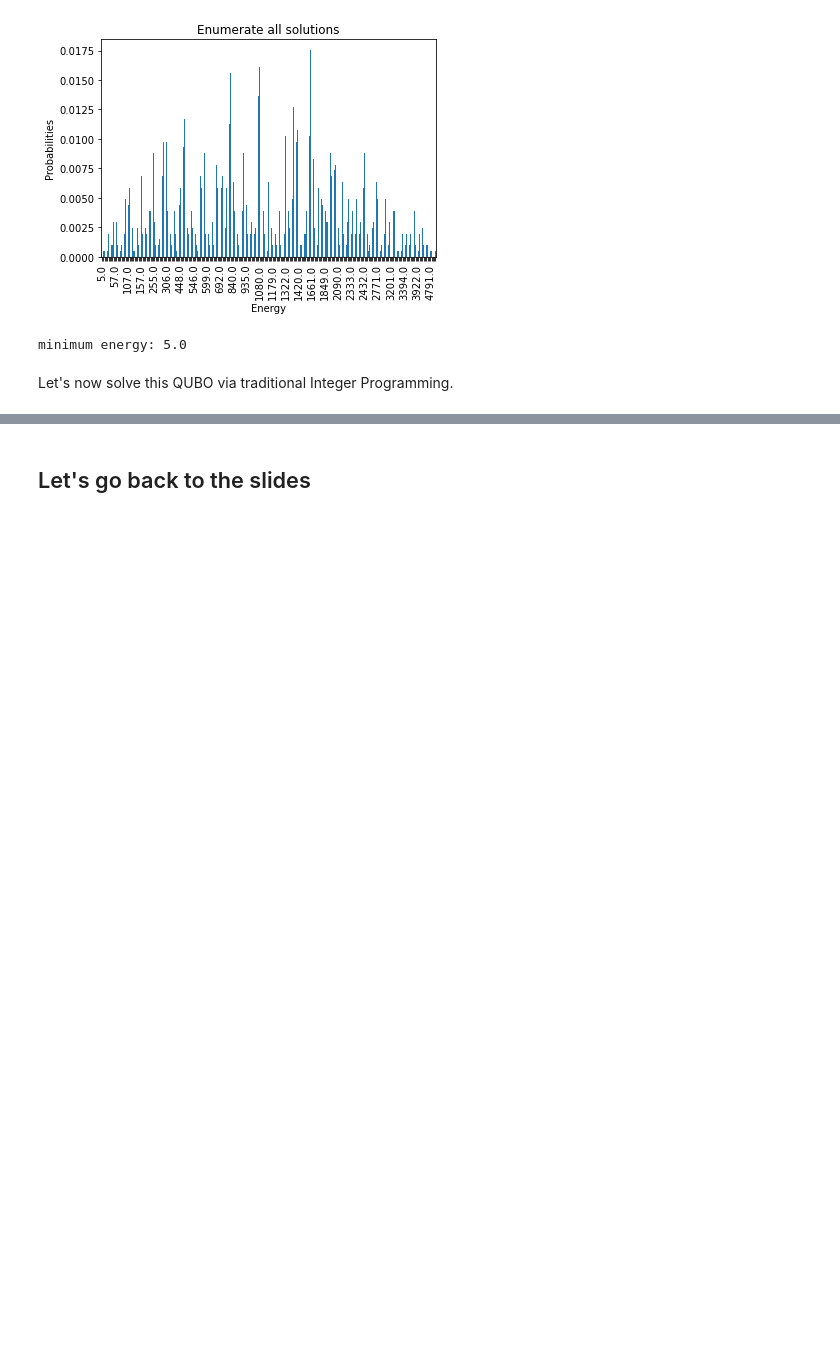
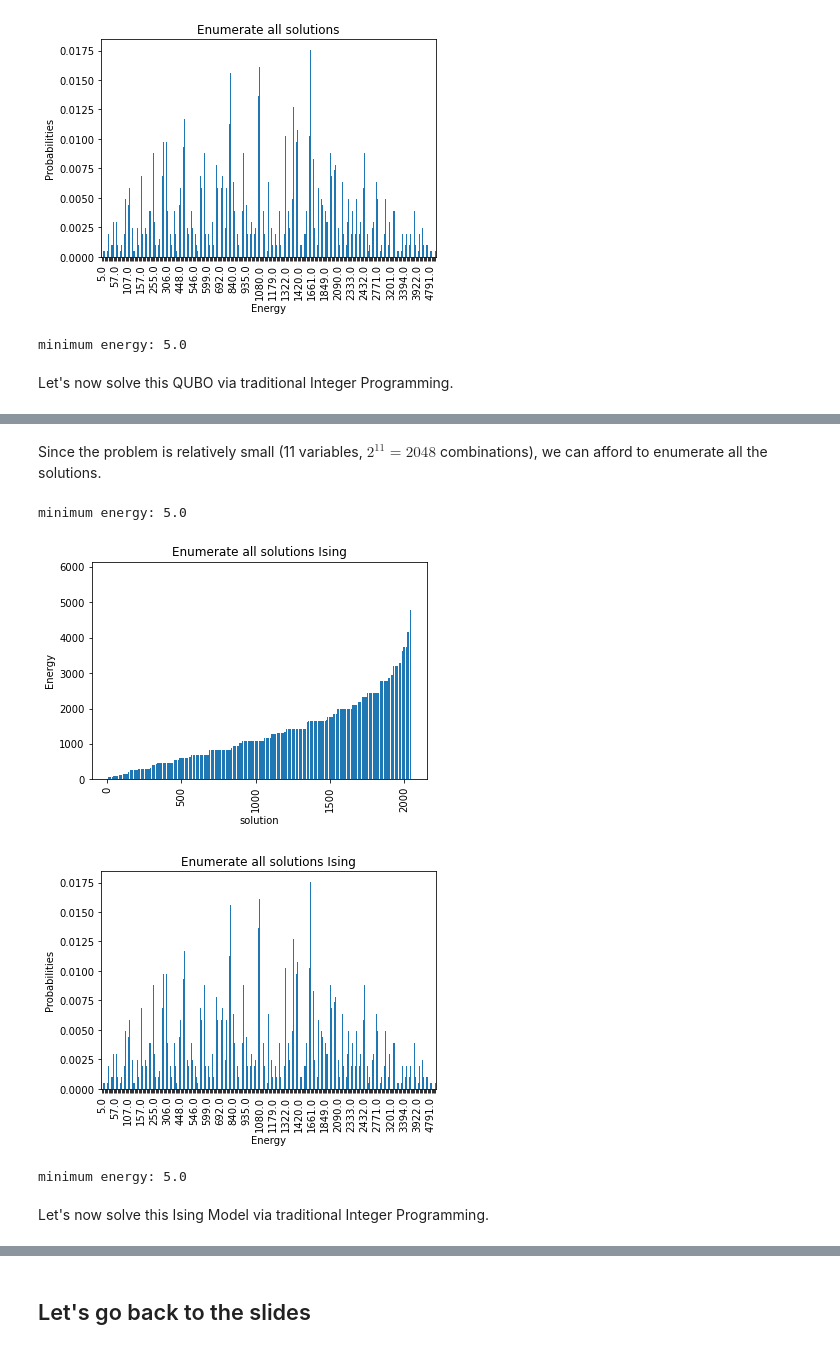
Before and after one commit to bernalde/QuIPML, a Jupyter notebook: notebooks/Notebook 2 - QUBO and Ising.ipynb, the cells around one changed output, grey strips where cells are left out. Cells and saved outputs as stored; diff of their text form; code cells hidden in the pictures; blank space fills up the shorter version.

```diff
--- a/notebooks/Notebook 2 - QUBO and Ising.ipynb
+++ b/notebooks/Notebook 2 - QUBO and Ising.ipynb
@@ -207 +348,15 @@ Let's now solve this QUBO via traditional Integer Programming.
+# %% [markdown]
+Since the problem is relatively small (11 variables, $2^{11}=2048$ combinations), we can afford to enumerate all the solutions.
+# %%
+exactSamples = exactSampler.sample(model_ising)
+# %%
+plot_enumerate(exactSamples, title='Enumerate all solutions Ising')
+plot_energies(exactSamples, title='Enumerate all solutions Ising', skip=10)
+# %% [output]
+minimum energy: 5.0
+[figure, added]
+[figure, added]
+minimum energy: 5.0
+# %% [markdown]
+Let's now solve this Ising Model via traditional Integer Programming.
 # %%
```
Also changed, not shown: parts of 47 cells of this notebook.
